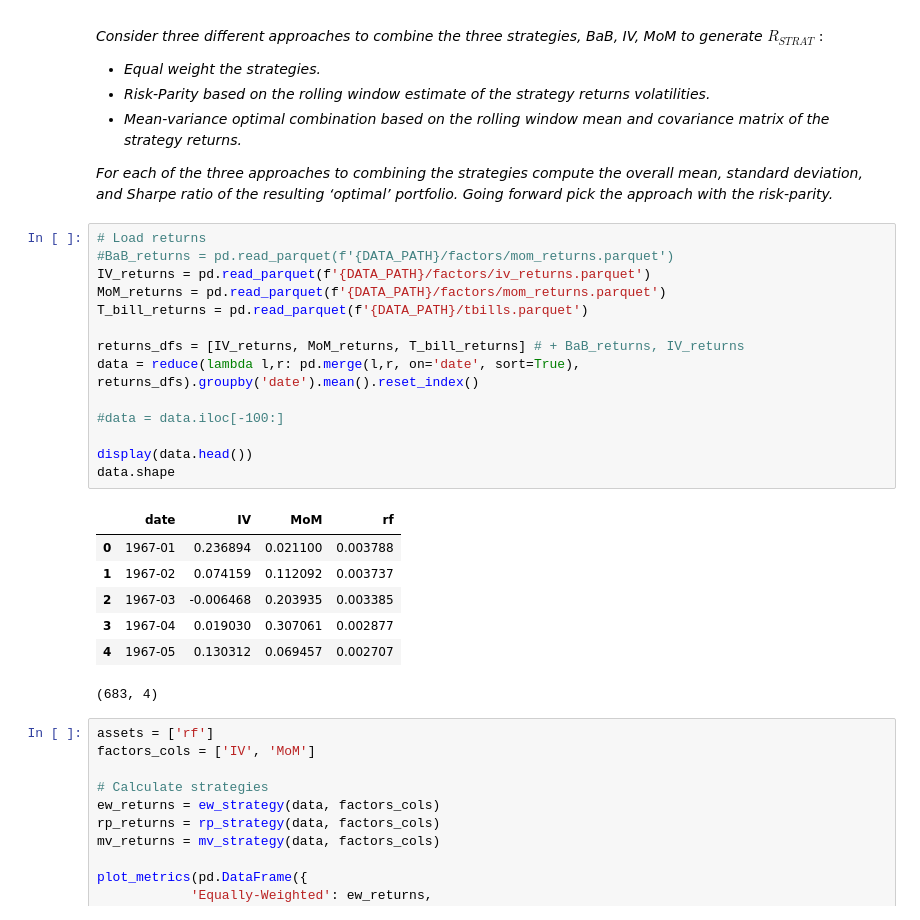
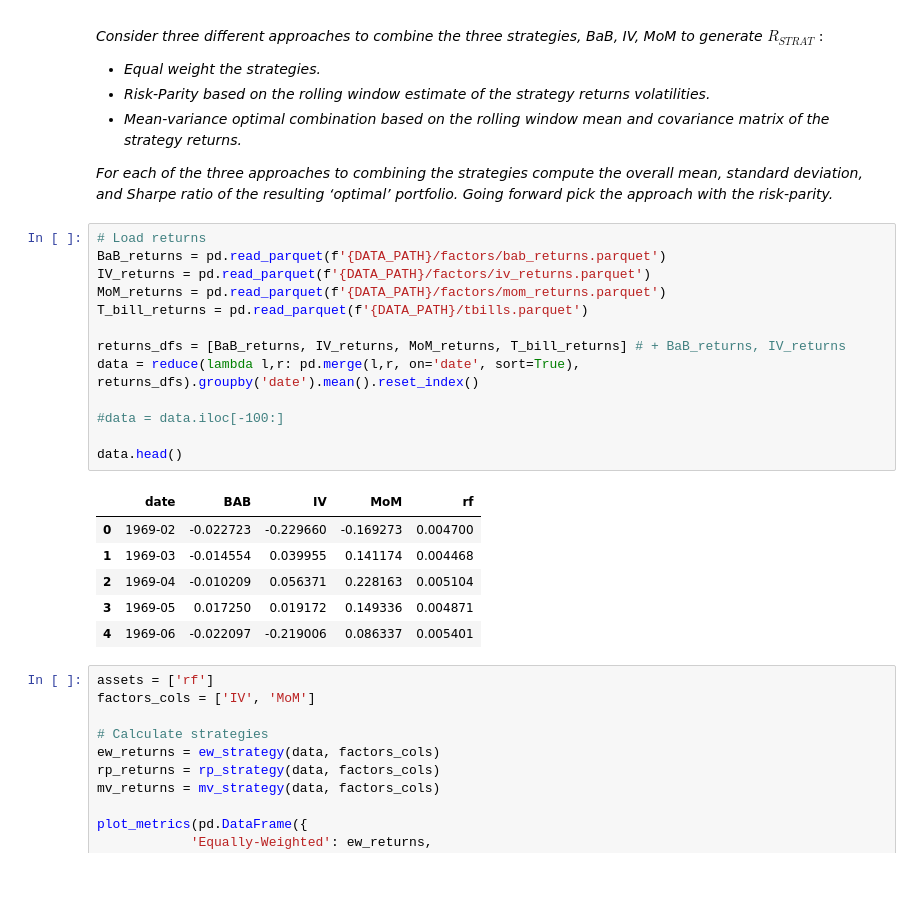
Before and after one commit to Marc-antoineallard74/Investments_project2024, a Jupyter notebook: source/section6.ipynb, the cells around one changed output. Saved outputs shown, nothing was run; the diff lists cells and outputs as text; blank space fills up the shorter version.

```diff
--- a/source/section6.ipynb
+++ b/source/section6.ipynb
@@ -44,26 +41,24 @@ DATA_PATH = "../data"
 *For each of the three approaches to combining the strategies compute the overall mean, standard deviation, and Sharpe ratio of the resulting ‘optimal’ portfolio. Going forward pick the approach with the risk-parity.*
 # %%
 # Load returns
-#BaB_returns = pd.read_parquet(f'{DATA_PATH}/factors/mom_returns.parquet')
+BaB_returns = pd.read_parquet(f'{DATA_PATH}/factors/bab_returns.parquet')
 IV_returns = pd.read_parquet(f'{DATA_PATH}/factors/iv_returns.parquet')
 MoM_returns = pd.read_parquet(f'{DATA_PATH}/factors/mom_returns.parquet')
 T_bill_returns = pd.read_parquet(f'{DATA_PATH}/tbills.parquet')
 
-returns_dfs = [IV_returns, MoM_returns, T_bill_returns] # + BaB_returns, IV_returns
+returns_dfs = [BaB_returns, IV_returns, MoM_returns, T_bill_returns] # + BaB_returns, IV_returns
 data = reduce(lambda l,r: pd.merge(l,r, on='date', sort=True), returns_dfs).groupby('date').mean().reset_index()
 
 #data = data.iloc[-100:]
 
-display(data.head())
-data.shape
+data.head()
 # %% [output]
-|  | date | IV | MoM | rf |
-| 0 | 1967-01 | 0.236894 | 0.021100 | 0.003788 |
-| 1 | 1967-02 | 0.074159 | 0.112092 | 0.003737 |
-| 2 | 1967-03 | -0.006468 | 0.203935 | 0.003385 |
-| 3 | 1967-04 | 0.019030 | 0.307061 | 0.002877 |
-| 4 | 1967-05 | 0.130312 | 0.069457 | 0.002707 |
+|  | date | BAB | IV | MoM | rf |
+| 0 | 1969-02 | -0.022723 | -0.229660 | -0.169273 | 0.004700 |
+| 1 | 1969-03 | -0.014554 | 0.039955 | 0.141174 | 0.004468 |
+| 2 | 1969-04 | -0.010209 | 0.056371 | 0.228163 | 0.005104 |
+| 3 | 1969-05 | 0.017250 | 0.019172 | 0.149336 | 0.004871 |
+| 4 | 1969-06 | -0.022097 | -0.219006 | 0.086337 | 0.005401 |
-(683, 4)
 # %%
 assets = ['rf']
 factors_cols = ['IV', 'MoM']
```
Also changed, not shown: parts of 2 cells of this notebook, 4 other files.
